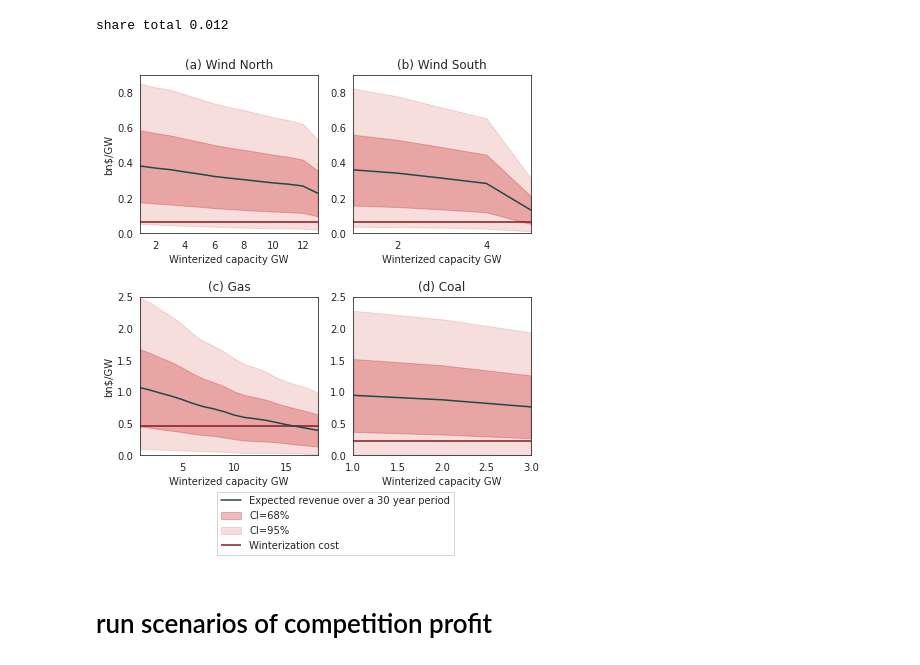
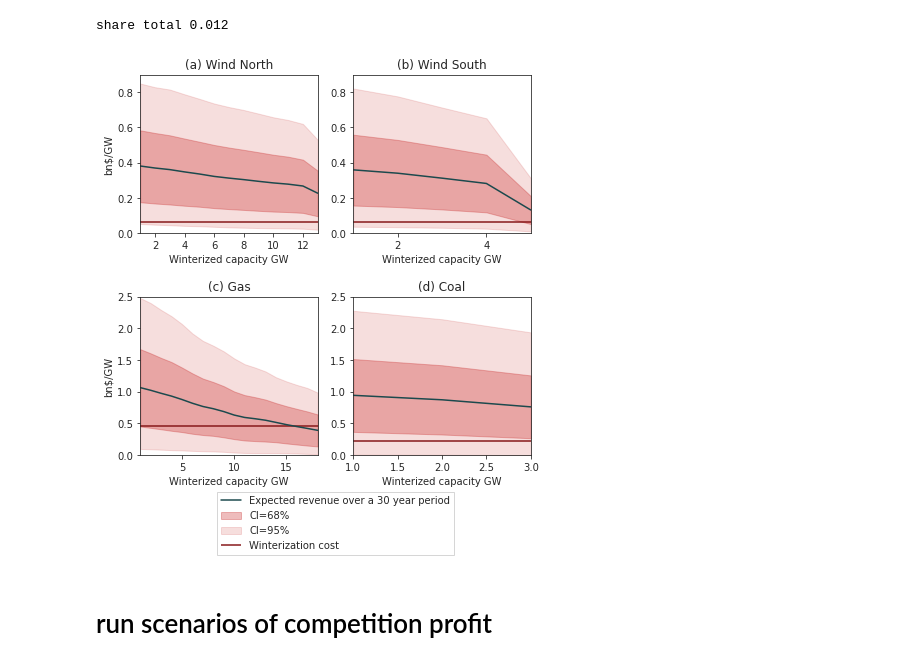
Before and after one commit to inwe-boku/texas-power-outages, a Jupyter notebook: notebooks/outages_reduced_bootstrap_LR24temptrend_Hook-8.ipynb, the cells around one changed output. Cells and saved outputs as stored; diff of their text form; code cells hidden in the pictures.

Commit message:
Add ticks to fig 1 and fig 5

```diff
--- a/notebooks/outages_reduced_bootstrap_LR24temptrend_Hook-8.ipynb
+++ b/notebooks/outages_reduced_bootstrap_LR24temptrend_Hook-8.ipynb
@@ -341,7 +341,7 @@ print('share total',round(((marginal_revenue_gas==0).sum()+
 # %% [output]
 share total 0.012
 # %%
-sns.set_style("white")
+sns.set_style("ticks")
 
 (fig,((ax1,ax2),(ax3,ax4))) = plt.subplots(2,2,figsize=(7,7))
 
@@ -398,34 +398,36 @@ ax3.set_ylabel('bn$/GW')
 ax3.set_title('(c) Gas')
 ax3.set_xlim((1,len(m)))
 ax3.set_ylim((0,2.5))
 
 # COAL
 m = marginal_revenue_coal_long.groupby('variable').mean().value
 q95l = marginal_revenue_coal_long.groupby('variable').quantile(q=0.025).value
 q95u = marginal_revenue_coal_long.groupby('variable').quantile(q=0.975).value
 q68l = marginal_revenue_coal_long.groupby('variable').quantile(q=0.16).value
 q68u = marginal_revenue_coal_long.groupby('variable').quantile(q=0.84).value
 
 ax4.plot(m,color=COLORS[4],label='30 years average\n avoided loss')
 ax4.fill_between(x = range(1,len(m)+1),y1=q68l.values,y2=q68u.values,color=COLORS[0],alpha=0.3,label='CI=68%')
 ax4.fill_between(x = range(1,len(m)+1),y1=q95l.values,y2=q95u.values,color=COLORS[0],alpha=0.15,label='CI=95%')
 ax4.hlines(winterization_coal/1000, 1, len(m),color=COLORS[5], label='Winterization \ncost')
 ax4.set_xlabel('Winterized capacity GW')
 ax4.set_title('(d) Coal')
 #lgd = ax4.legend(bbox_to_anchor=(1.05,1),loc='upper left')
 ax4.set_xlim((1,len(m)))
 ax4.set_ylim((0,2.5))
 
 lgd = ax3.legend(loc='upper center', bbox_to_anchor=(1.1, -0.2),
           fancybox=False, shadow=False, ncol=1)
 
 fig.subplots_adjust(hspace=0.4)
 
 
 plt.savefig(fig_path + 'marginal_revenue_winterize_LR24temptrend_Hook-8.pdf',dpi=300,
            bbox_extra_artists=(lgd,), bbox_inches='tight')
+
+sns.set_style("white")
 # %% [output]
-[figure, old version]
+[figure, new version]
 # %% [markdown]
 # run scenarios of competition profit
 # %%
```
Also changed, not shown: 1 other file.
